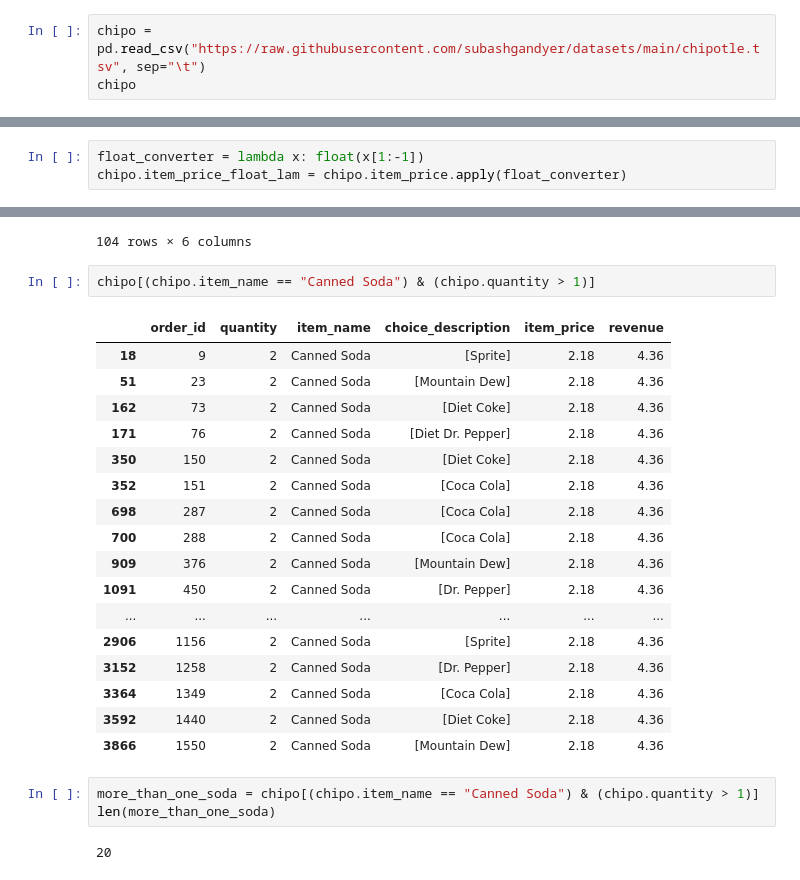
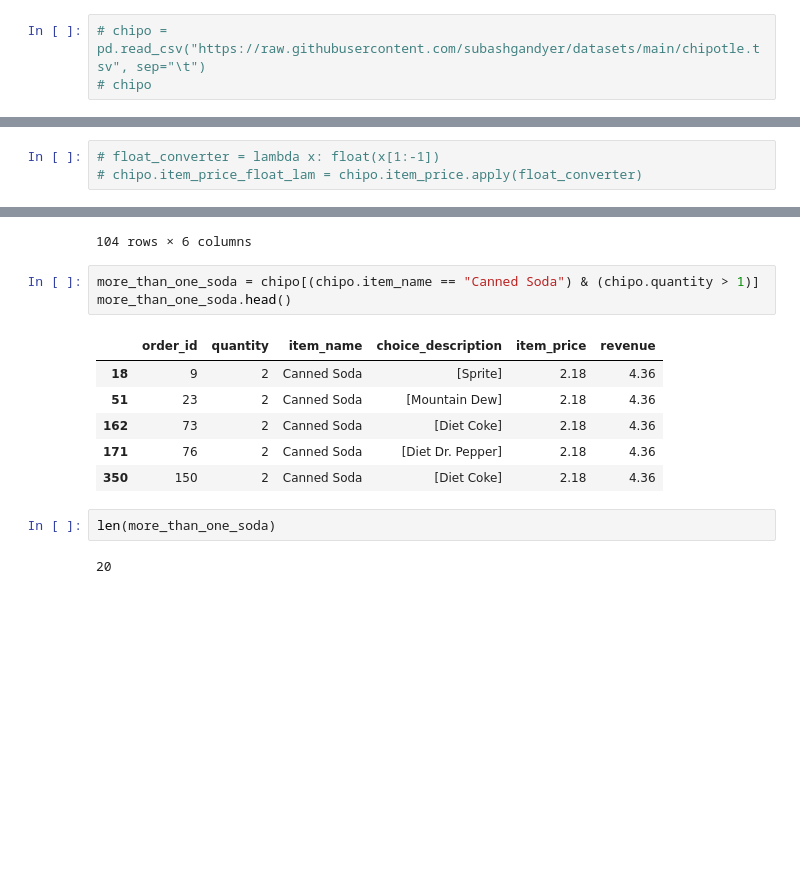
Before and after one commit to sergioamdiaz/ML-concepts, a Jupyter notebook: Module 2 - Pandas/Hands_On_Pandas - For Class.ipynb, the cells around one changed output, grey strips where cells are left out. Cells and saved outputs as stored; diff of their text form; blank space fills up the shorter version.

```diff
--- a/Module 2 - Pandas/Hands_On_Pandas - For Class.ipynb
+++ b/Module 2 - Pandas/Hands_On_Pandas - For Class.ipynb
@@ -203,5 +255,5 @@ chipo['item_price'] = chipo['item_price'].str.replace('$', '', regex=False).asty
 # %% [markdown]
 #### Reset the converstion back to string to try lambda function conversion
 # %%
-chipo = pd.read_csv("https://raw.githubusercontent.com/subashgandyer/datasets/main/chipotle.tsv", sep="\t")
-chipo
+# chipo = pd.read_csv("https://raw.githubusercontent.com/subashgandyer/datasets/main/chipotle.tsv", sep="\t")
+# chipo
@@ -222,8 +260,8 @@ chipo
 # %% [markdown]
 #### Create a lambda function and change the type of item price
 # %%
-float_converter = lambda x: float(x[1:-1])
-chipo.item_price_float_lam = chipo.item_price.apply(float_converter)
+# float_converter = lambda x: float(x[1:-1])
+# chipo.item_price_float_lam = chipo.item_price.apply(float_converter)
 # %% [markdown]
 #### Check the item price type
 # %%
@@ -363,27 +407,16 @@ chipo[chipo.item_name == "Canned Soda"]
 | 4051 | 1621 | 1 | Canned Soda | [Sprite] | 1.09 | 1.09 |
 104 rows × 6 columns
 # %%
-chipo[(chipo.item_name == "Canned Soda") & (chipo.quantity > 1)]
+more_than_one_soda = chipo[(chipo.item_name == "Canned Soda") & (chipo.quantity > 1)]
+more_than_one_soda.head()
 # %% [output]
 |  | order_id | quantity | item_name | choice_description | item_price | revenue |
 | 18 | 9 | 2 | Canned Soda | [Sprite] | 2.18 | 4.36 |
 | 51 | 23 | 2 | Canned Soda | [Mountain Dew] | 2.18 | 4.36 |
 | 162 | 73 | 2 | Canned Soda | [Diet Coke] | 2.18 | 4.36 |
 | 171 | 76 | 2 | Canned Soda | [Diet Dr. Pepper] | 2.18 | 4.36 |
 | 350 | 150 | 2 | Canned Soda | [Diet Coke] | 2.18 | 4.36 |
-| 352 | 151 | 2 | Canned Soda | [Coca Cola] | 2.18 | 4.36 |
-| 698 | 287 | 2 | Canned Soda | [Coca Cola] | 2.18 | 4.36 |
-| 700 | 288 | 2 | Canned Soda | [Coca Cola] | 2.18 | 4.36 |
-| 909 | 376 | 2 | Canned Soda | [Mountain Dew] | 2.18 | 4.36 |
-| 1091 | 450 | 2 | Canned Soda | [Dr. Pepper] | 2.18 | 4.36 |
-| ... | ... | ... | ... | ... | ... | ... |
-| 2906 | 1156 | 2 | Canned Soda | [Sprite] | 2.18 | 4.36 |
-| 3152 | 1258 | 2 | Canned Soda | [Dr. Pepper] | 2.18 | 4.36 |
-| 3364 | 1349 | 2 | Canned Soda | [Coca Cola] | 2.18 | 4.36 |
-| 3592 | 1440 | 2 | Canned Soda | [Diet Coke] | 2.18 | 4.36 |
-| 3866 | 1550 | 2 | Canned Soda | [Mountain Dew] | 2.18 | 4.36 |
-# %%
-more_than_one_soda = chipo[(chipo.item_name == "Canned Soda") & (chipo.quantity > 1)]
-len(more_than_one_soda)
-# %% [output]
-20
+# %%
+len(more_than_one_soda)
+# %% [output]
+20
```
Also changed, not shown: parts of 20 cells of this notebook, 15 other files.
